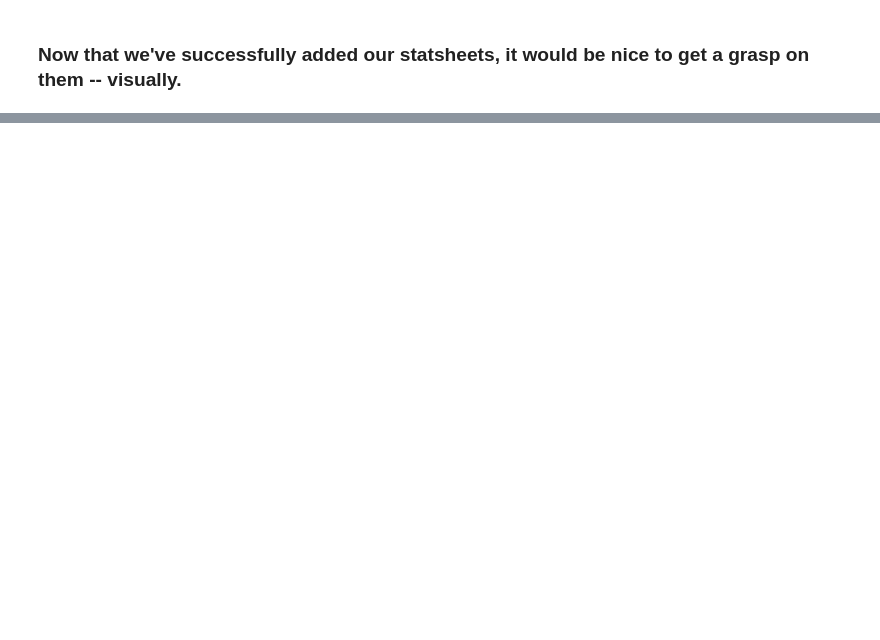
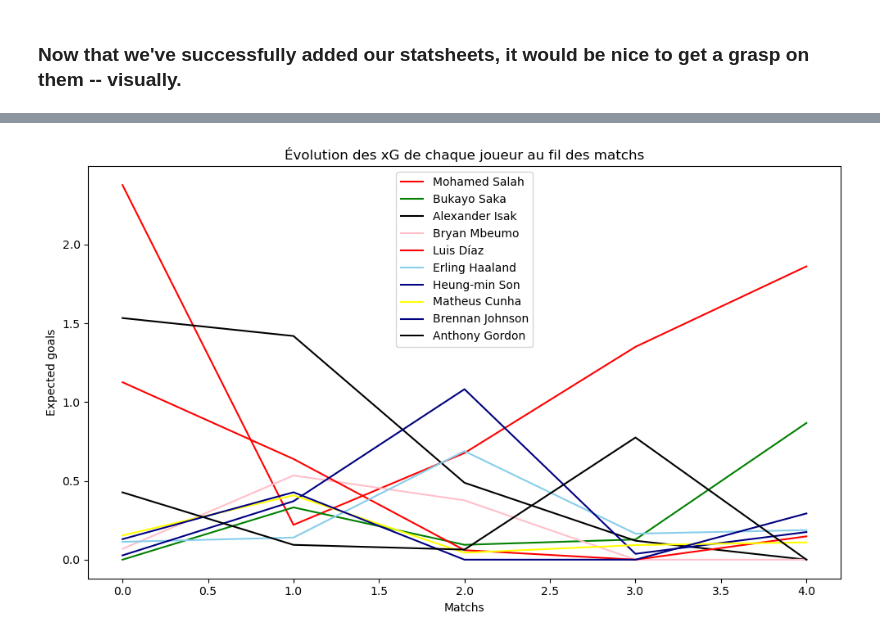
Before and after one commit to mounirfrhn/Premier-League-Simulation, a Jupyter notebook: descriptive.ipynb, the cells around one changed output, grey strips where cells are left out. Drawn from its saved outputs; the diff is of its cells as text; code cells hidden in the pictures; blank space fills up the shorter version.

```diff
--- a/descriptive.ipynb
+++ b/descriptive.ipynb
@@ -59,0 +40,23 @@ plt.show()
+# %%
+plt.figure(figsize=(10, 6))
+
+plt.plot(salah['xG'], label='Mohamed Salah',color='red')
+plt.plot(saka['xG'], label='Bukayo Saka',color='green')
+plt.plot(isak['xG'], label='Alexander Isak',color='black')
+plt.plot(mbeumo['xG'], label='Bryan Mbeumo', color='pink')
+plt.plot(diaz['xG'], label='Luis Díaz',color='red')
+plt.plot(haaland['xG'], label='Erling Haaland',color='skyblue')
+plt.plot(son['xG'], label='Heung-min Son', color='navy')
+plt.plot(cunha['xG'], label='Matheus Cunha', color='yellow')
+plt.plot(johnson['xG'], label='Brennan Johnson', color="navy")
+plt.plot(gordon['xG'], label='Anthony Gordon', color='black')
+
+plt.ylabel('Expected goals')
+plt.xlabel('Matchs')
+plt.title('Évolution des xG de chaque joueur au fil des matchs')
+
+plt.legend()
+plt.tight_layout()
+plt.show()
+# %% [output]
+[figure, added]
```
Also changed, not shown: parts of 3 cells of this notebook.
